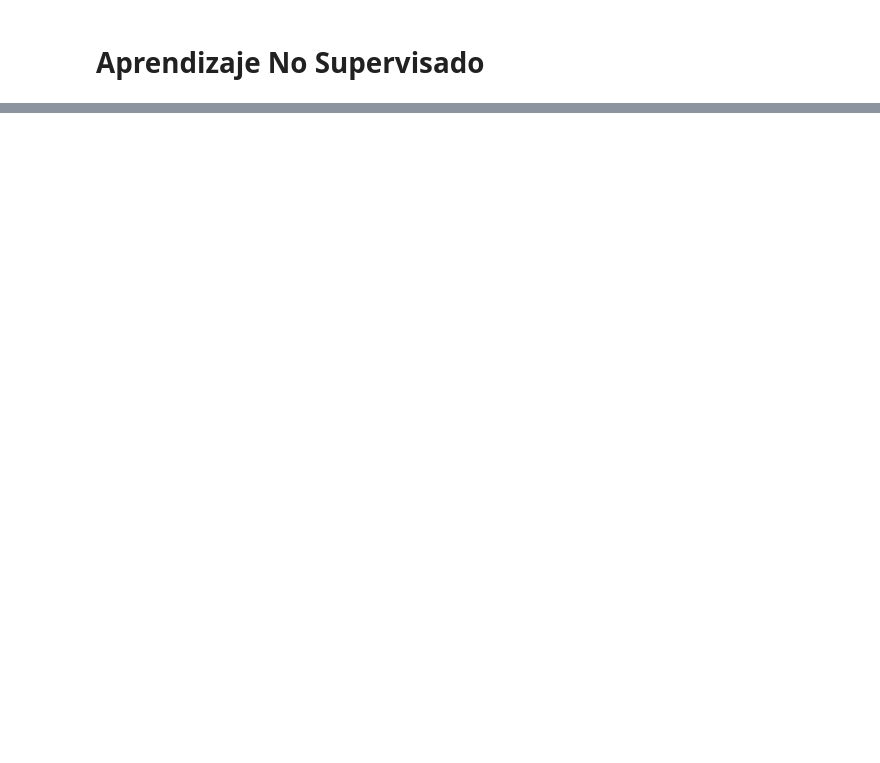
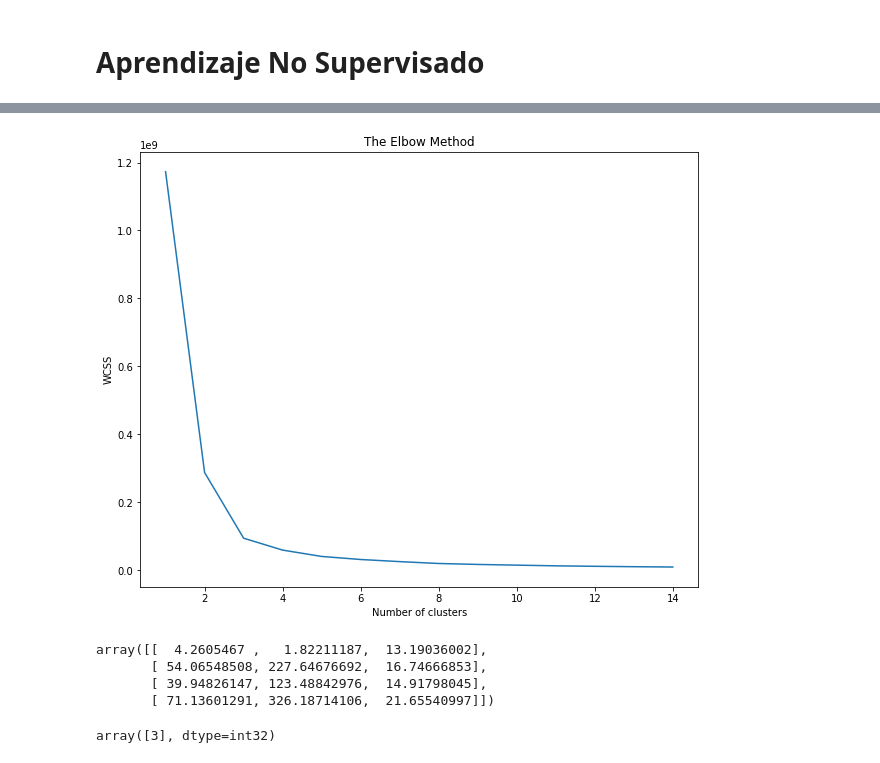
Before and after one commit to cwhite98/SmartBuilding, a Jupyter notebook: Notebooks/KMeans_COP.ipynb, the cells around one changed output, grey strips where cells are left out. Cells and saved outputs as stored; diff of their text form; code cells hidden in the pictures; blank space fills up the shorter version.

```diff
--- a/Notebooks/KMeans_COP.ipynb
+++ b/Notebooks/KMeans_COP.ipynb
@@ -164,0 +316,3 @@ Revisar la POTENCIA TERMICA BOMBA CALOR CARLOS.
+# %%
+dataFrio2 = data3[['POTENCIA GRUPO FRÍO 2', 'POTENCIA TERMICA GRUPO FRIO 2', 'TEMPERATURA EXTERIOR']]
+dataFrio2.describe()
@@ -164,0 +345,4 @@ Revisar la POTENCIA TERMICA BOMBA CALOR CARLOS.
+# %%
+metodoCodo(dataFrio2)
+# %% [output]
+[figure, added]
@@ -164,0 +353,7 @@ Revisar la POTENCIA TERMICA BOMBA CALOR CARLOS.
+# %%
+centroids
+# %% [output]
+array([[  4.2605467 ,   1.82211187,  13.19036002],
+       [ 54.06548508, 227.64676692,  16.74666853],
+       [ 39.94826147, 123.48842976,  14.91798045],
+       [ 71.13601291, 326.18714106,  21.65540997]])
@@ -164,0 +363,6 @@ Revisar la POTENCIA TERMICA BOMBA CALOR CARLOS.
+# %%
+#El método predict me dice ese conjunto de datos a qué cluster pertenece(los puntos a dónde son más cercanos).
+clusters = kmeans.predict(dataTest2)
+clusters
+# %% [output]
+array([3], dtype=int32)
```
Also changed, not shown: parts of 55 cells of this notebook.
